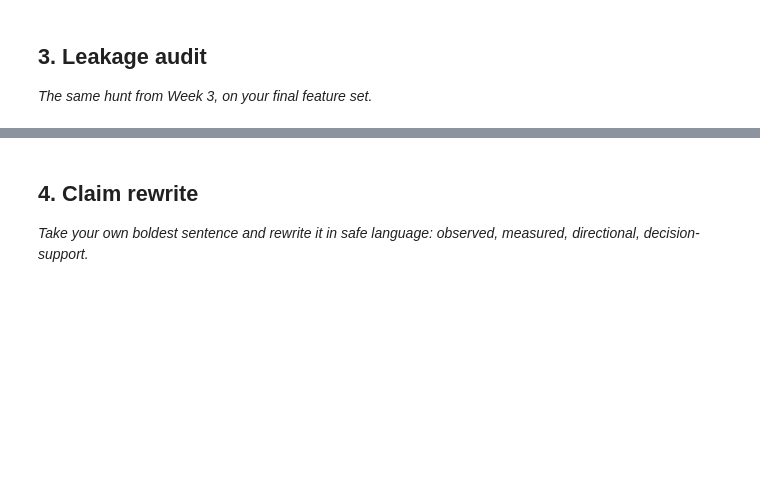
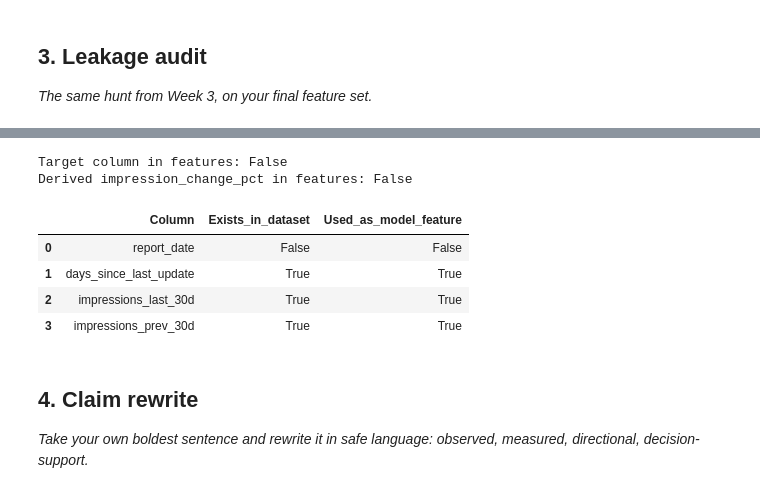
Before and after one commit to Ikramkhan-gif1/FlyRank-ML-Internship, a Jupyter notebook: work/notebooks/w06_validation_audit.ipynb, the cells around one changed output, grey strips where cells are left out. Saved outputs shown, nothing was run; the diff lists cells and outputs as text; code cells hidden in the pictures; blank space fills up the shorter version.

```diff
--- a/work/notebooks/w06_validation_audit.ipynb
+++ b/work/notebooks/w06_validation_audit.ipynb
@@ -22,0 +141,21 @@ This skeleton is yours to fill. Work the sections **in order** — each one has
+# %%
+# Week-5 feature set
+
+features = [
+    "search_volume",
+    "impressions_90d",
+    "days_with_impressions",
+    "impressions_last_30d",
+    "impressions_prev_30d",
+    "days_since_last_update",
+    "ctr",
+    "avg_position"
+]
+
+target = "is_declining_label"
+
+print("Features:")
+print(features)
+
+print("\nTarget:")
+print(target)
@@ -30,3 +426,48 @@ This skeleton is yours to fill. Work the sections **in order** — each one has
+# %%
+# Check that the target itself and the derived label column
+# are not directly included as model features.
+
+print(
+    "Target column in features:",
+    target in feature_set
+)
+
+print(
+    "Derived impression_change_pct in features:",
+    "impression_change_pct" in feature_set
+)
+# %% [output]
+Target column in features: False
+Derived impression_change_pct in features: False
+# %%
+# Timing-related audit
+
+timing_columns = [
+    "report_date",
+    "days_since_last_update",
+    "impressions_last_30d",
+    "impressions_prev_30d"
+]
+
+timing_audit = pd.DataFrame({
+    "Column": timing_columns,
+    "Exists_in_dataset": [
+        column in df.columns
+        for column in timing_columns
+    ],
+    "Used_as_model_feature": [
+        column in features
+        for column in timing_columns
+    ]
+})
+
+timing_audit
+# %% [output]
+|  | Column | Exists_in_dataset | Used_as_model_feature |
+| 0 | report_date | False | False |
+| 1 | days_since_last_update | True | True |
+| 2 | impressions_last_30d | True | True |
+| 3 | impressions_prev_30d | True | True |
 # %% [markdown]
 ## 4. Claim rewrite
 
```
Also changed, not shown: parts of 23 cells of this notebook.
